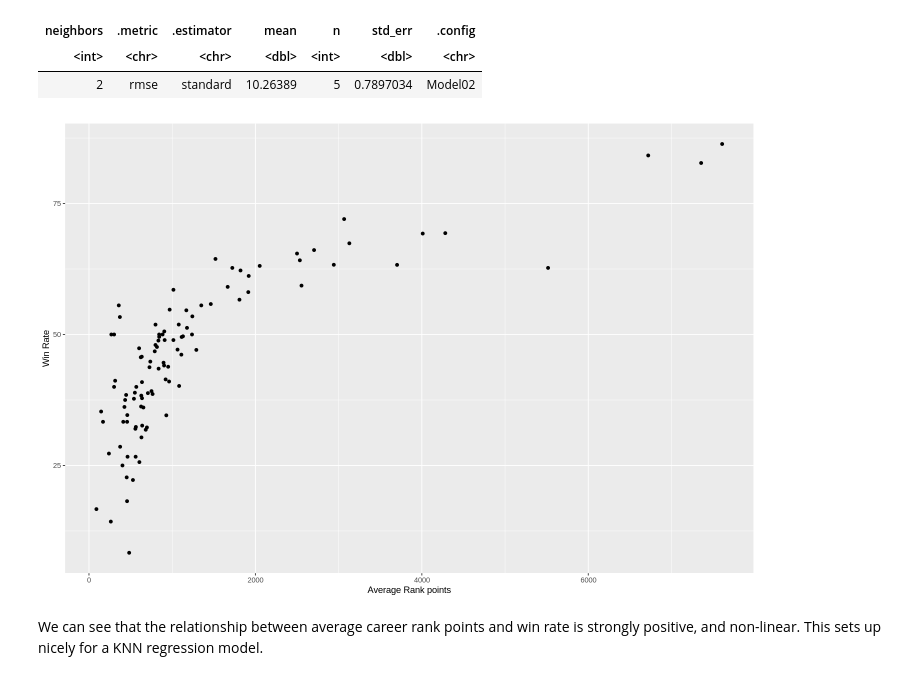
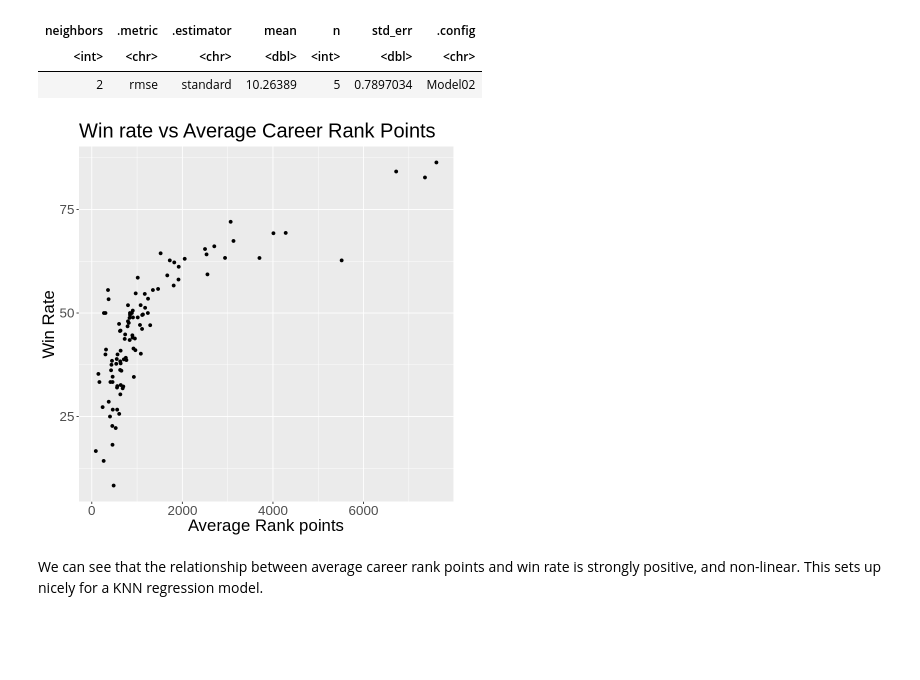
Before and after one commit to SimonYYL/DSCI_100_group19_group_project, a Jupyter notebook: project_proposal_final.ipynb, the cells around one changed output. Drawn from its saved outputs; the diff is of its cells as text; code cells hidden in the pictures; blank space fills up the shorter version.

Commit message:
Improved visual

```diff
--- a/project_proposal_final.ipynb
+++ b/project_proposal_final.ipynb
@@ -203,10 +203,12 @@ A tibble: 1 × 7
 # %%
 ggplot(player_career, aes(x=mean_rank_points,y=win_rate)) +
     geom_point() +
     xlab("Average Rank points") +
-    ylab("Win Rate")
+    ylab("Win Rate") +
+    theme(text = element_text(size = 20)) +
+    ggtitle("Win rate vs Average Career Rank Points")
 # %% [output]
-[figure, old version]
+[figure, new version]
 # %% [markdown]
 We can see that the relationship between average career rank points and win rate is strongly positive, and non-linear. This sets up nicely for a KNN regression model.
 # %% [markdown]
```
